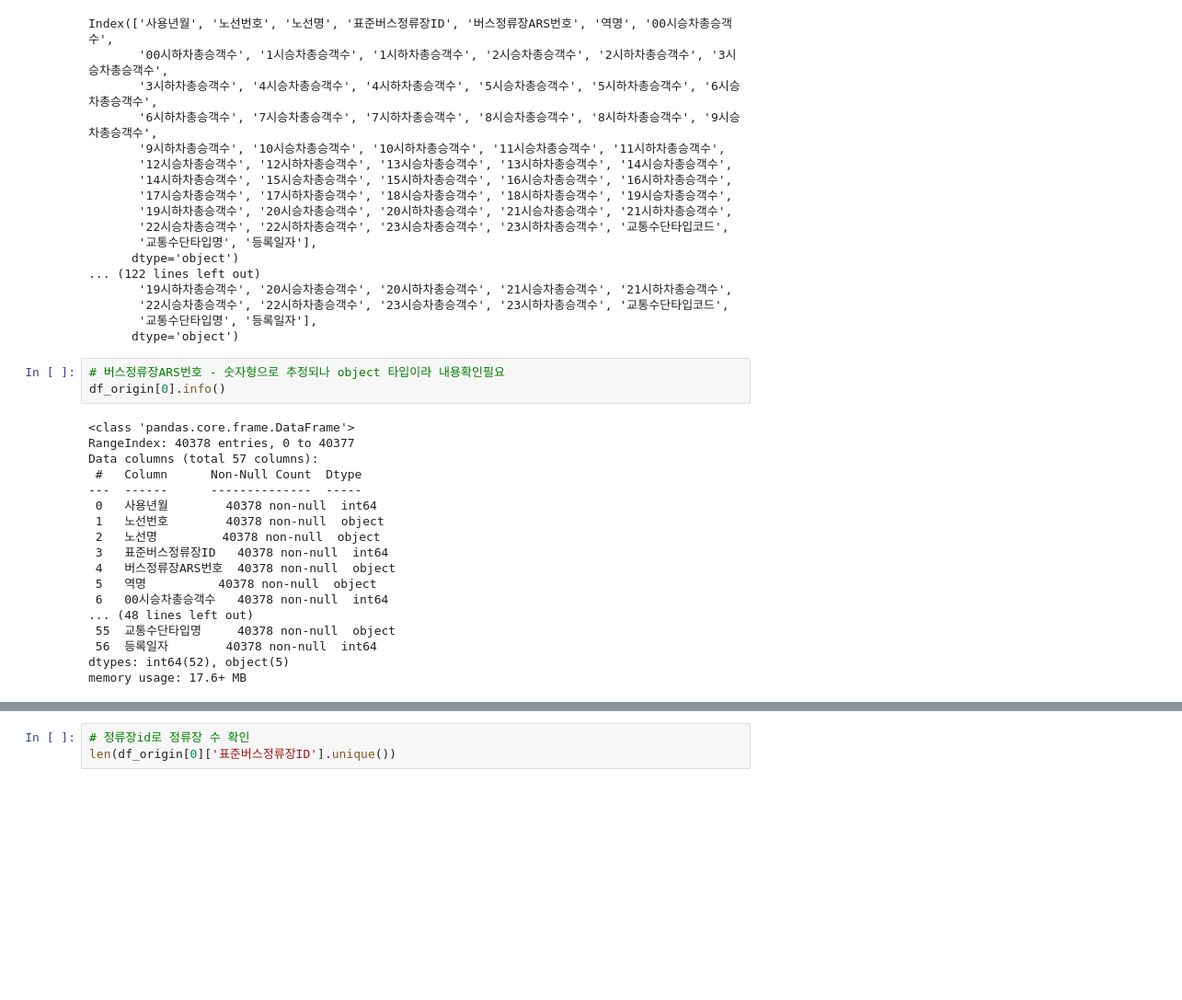
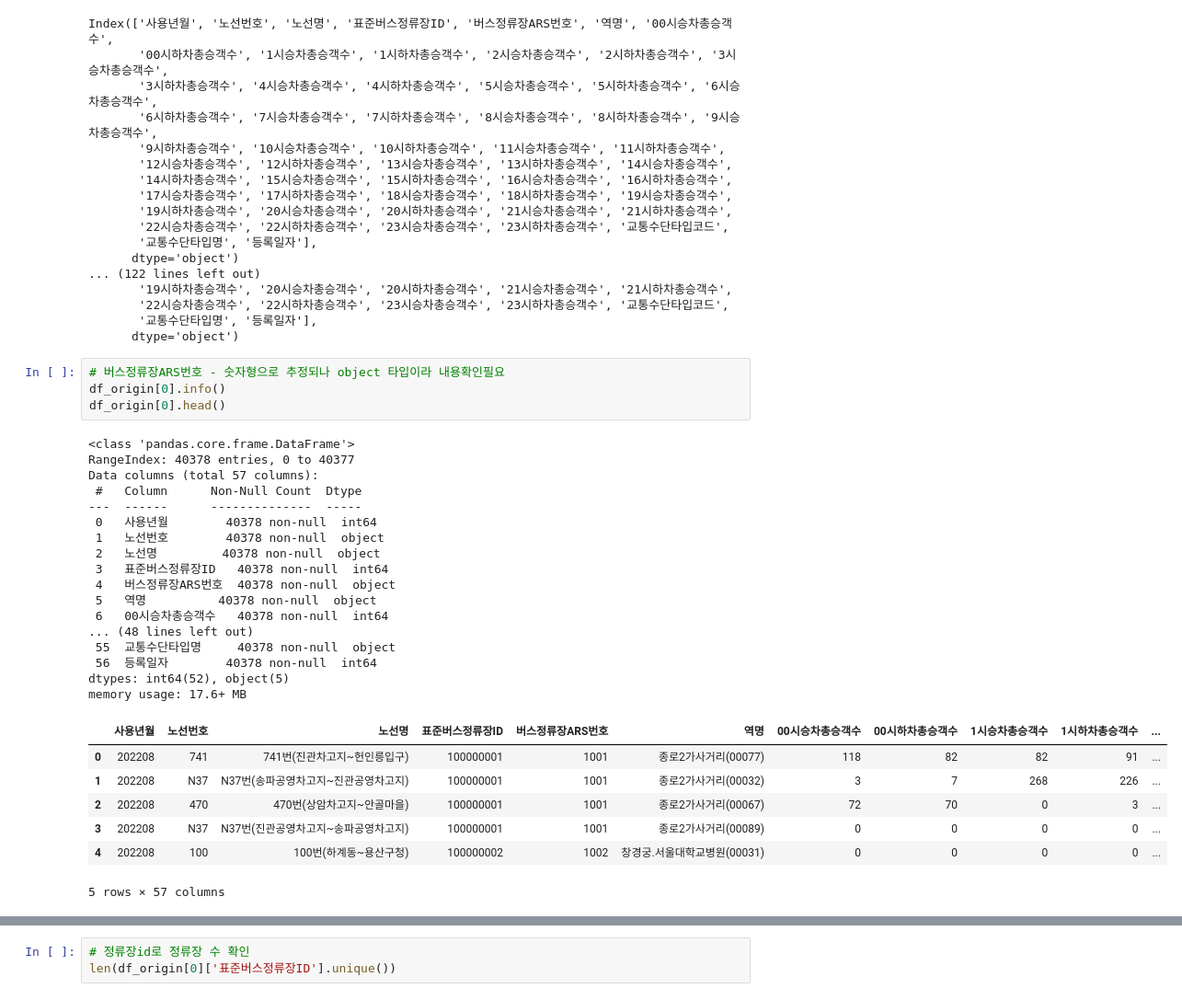
Before and after one commit to sdkim96/Login_project, a Jupyter notebook: Data_analysis_visualization/bus_stop_info.ipynb, the cells around one changed output, grey strips where cells are left out. Shown at 92% size. Cells and saved outputs as stored; diff of their text form; blank space fills up the shorter version.

```diff
--- a/Data_analysis_visualization/bus_stop_info.ipynb
+++ b/Data_analysis_visualization/bus_stop_info.ipynb
@@ -107,24 +94,32 @@ Index(['사용년월', '노선번호', '노선명', '표준버스정류장ID', '
 # %%
 # 버스정류장ARS번호 - 숫자형으로 추정되나 object 타입이라 내용확인필요
 df_origin[0].info()
+df_origin[0].head()
 # %% [output]
 <class 'pandas.core.frame.DataFrame'>
 RangeIndex: 40378 entries, 0 to 40377
 Data columns (total 57 columns):
  #   Column      Non-Null Count  Dtype
 ---  ------      --------------  -----
  0   사용년월        40378 non-null  int64
  1   노선번호        40378 non-null  object
  2   노선명         40378 non-null  object
  3   표준버스정류장ID   40378 non-null  int64
  4   버스정류장ARS번호  40378 non-null  object
  5   역명          40378 non-null  object
  6   00시승차총승객수   40378 non-null  int64
 ... (48 lines left out)
  55  교통수단타입명     40378 non-null  object
  56  등록일자        40378 non-null  int64
 dtypes: int64(52), object(5)
 memory usage: 17.6+ MB
+|  | 사용년월 | 노선번호 | 노선명 | 표준버스정류장ID | 버스정류장ARS번호 | 역명 | 00시승차총승객수 | 00시하차총승객수 | 1시승차총승객수 | 1시하차총승객수 | ... |
+| 0 | 202208 | 741 | 741번(진관차고지~헌인릉입구) | 100000001 | 1001 | 종로2가사거리(00077) | 118 | 82 | 82 | 91 | ... |
+| 1 | 202208 | N37 | N37번(송파공영차고지~진관공영차고지) | 100000001 | 1001 | 종로2가사거리(00032) | 3 | 7 | 268 | 226 | ... |
+| 2 | 202208 | 470 | 470번(상암차고지~안골마을) | 100000001 | 1001 | 종로2가사거리(00067) | 72 | 70 | 0 | 3 | ... |
+| 3 | 202208 | N37 | N37번(진관공영차고지~송파공영차고지) | 100000001 | 1001 | 종로2가사거리(00089) | 0 | 0 | 0 | 0 | ... |
+| 4 | 202208 | 100 | 100번(하계동~용산구청) | 100000002 | 1002 | 창경궁.서울대학교병원(00031) | 0 | 0 | 0 | 0 | ... |
+5 rows × 57 columns
 # %%
 # 컬럼명이 승하차 승객 자료와 일치하지 않으므로 추후에 변경
 stop_loc.info()
```
Also changed, not shown: parts of 13 cells of this notebook, 3 other files.
